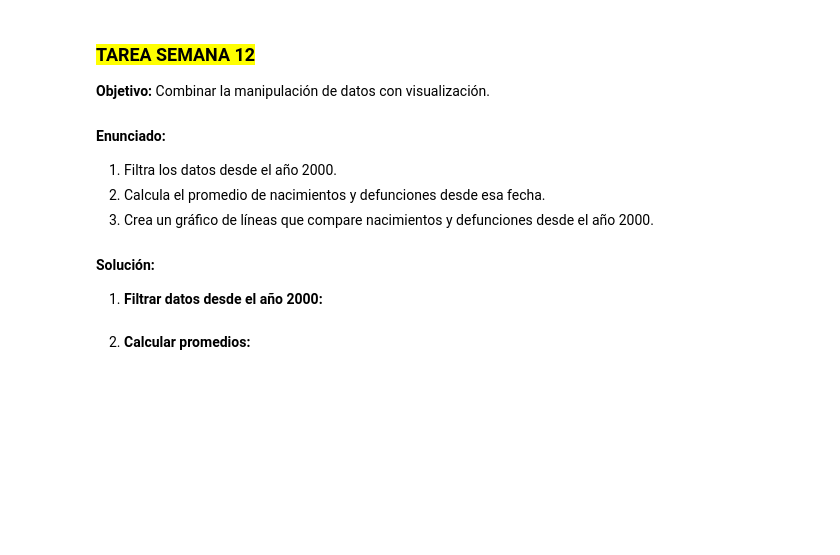
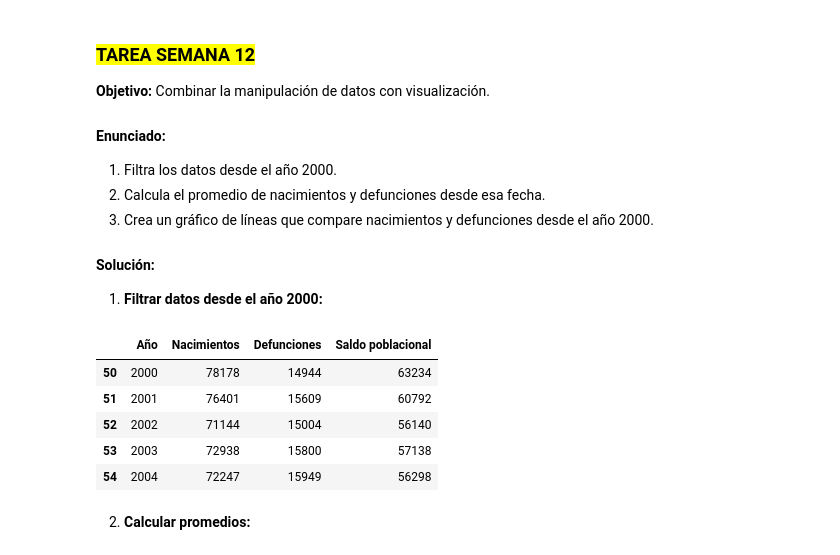
Before and after one commit to spyr32/Class12_Matplotlib-Python, a Jupyter notebook: Tarea/Tarea Semana 12.ipynb, the cells around one changed output. Drawn from its saved outputs; the diff is of its cells as text; code cells hidden in the pictures; blank space fills up the shorter version.

```diff
--- a/Tarea/Tarea Semana 12.ipynb
+++ b/Tarea/Tarea Semana 12.ipynb
@@ -235,2 +233,12 @@ ultimo_anio = df[df['Año'] == df['Año'].max()]
+# %%
+df_filtrado = df[df['Año'] >= 2000]
+df_filtrado.head()
+# %% [output]
+|  | Año | Nacimientos | Defunciones | Saldo poblacional |
+| 50 | 2000 | 78178 | 14944 | 63234 |
+| 51 | 2001 | 76401 | 15609 | 60792 |
+| 52 | 2002 | 71144 | 15004 | 56140 |
+| 53 | 2003 | 72938 | 15800 | 57138 |
+| 54 | 2004 | 72247 | 15949 | 56298 |
 # %% [markdown]
 2. **Calcular promedios:**
```
Also changed, not shown: parts of 5 cells of this notebook.
